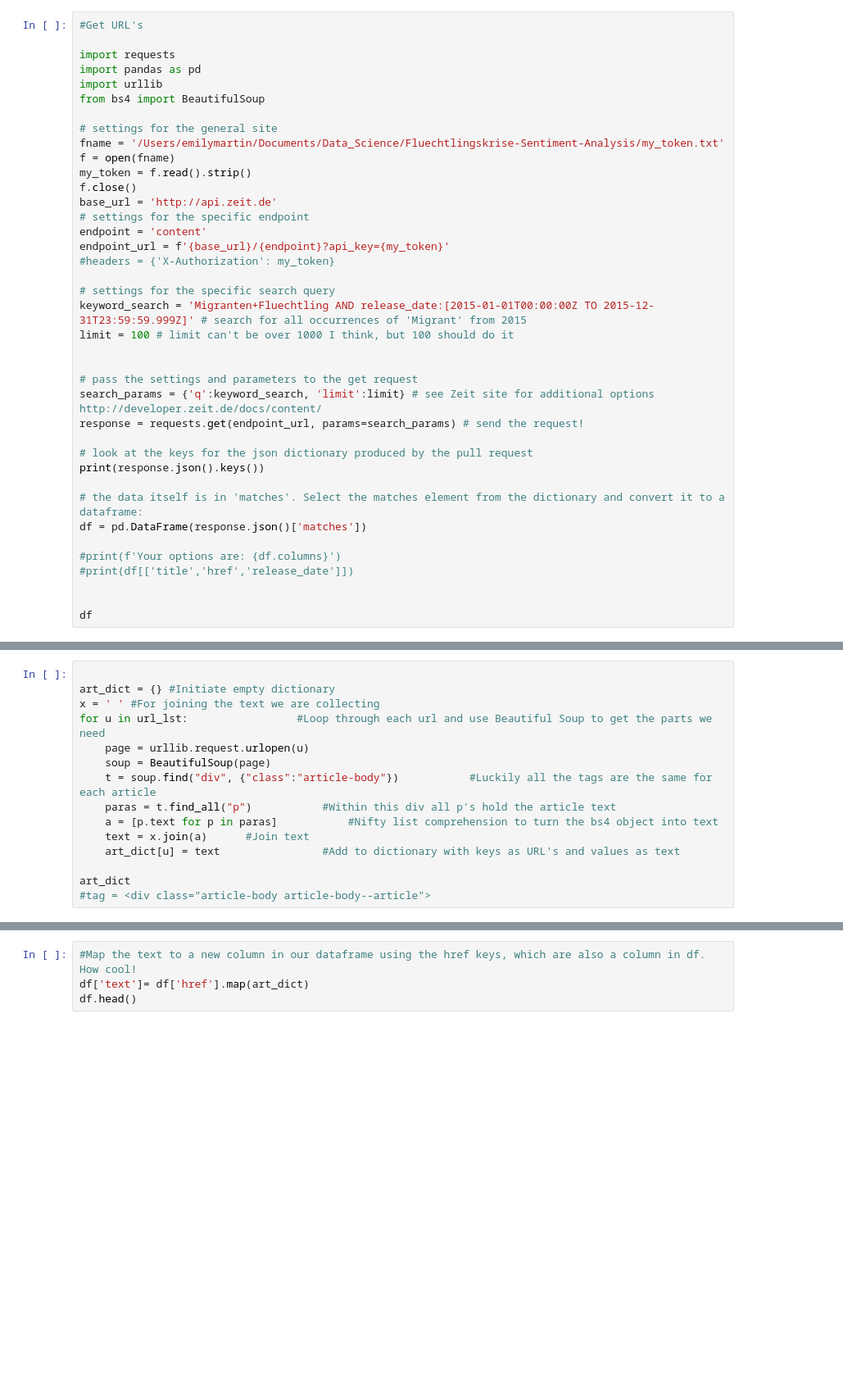
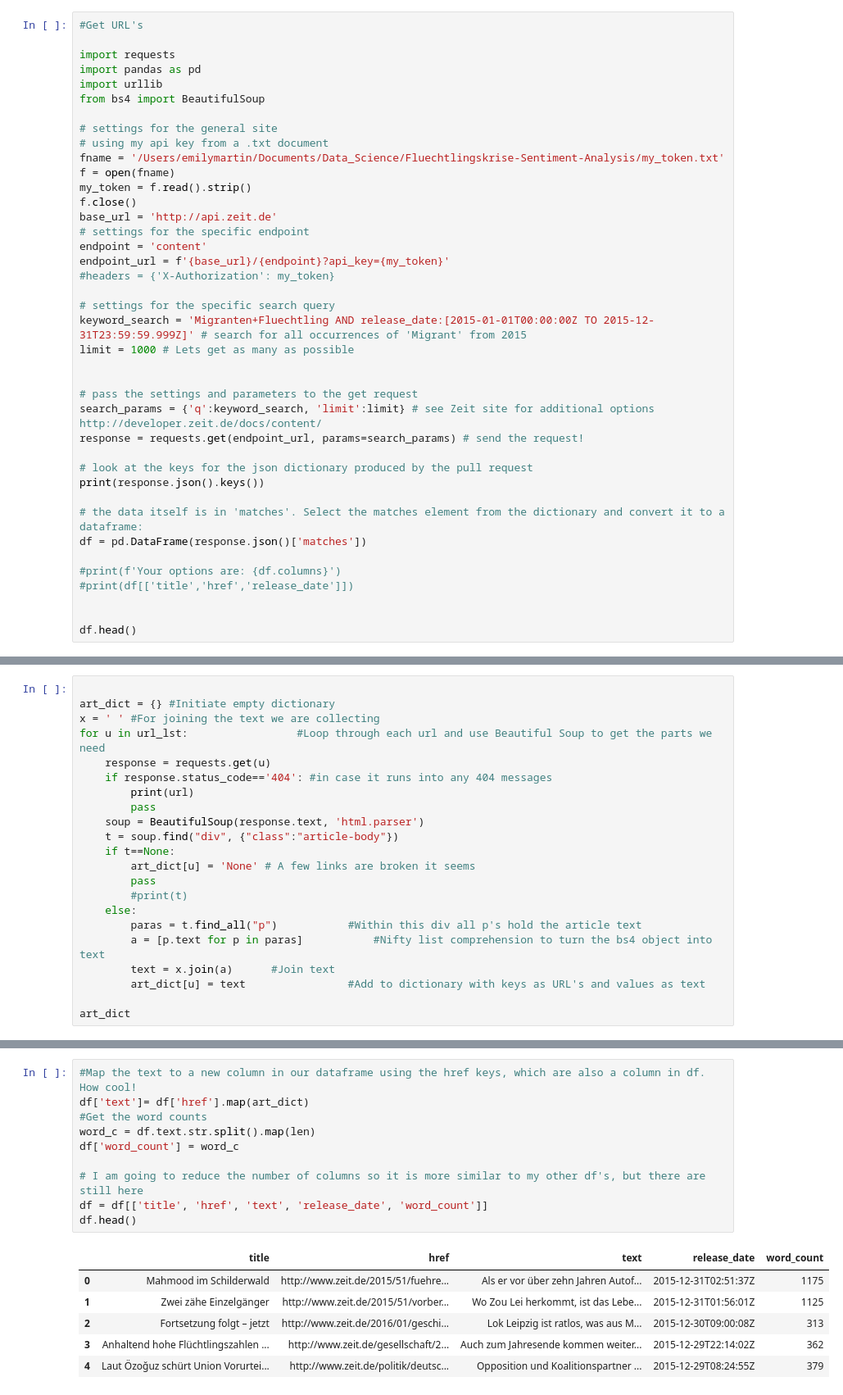
Before and after one commit to Data-Science-for-Linguists-2021/Fl-chtlingskrise-Sentiment-Analysis, a Jupyter notebook: zeit.ipynb, the cells around one changed output, grey strips where cells are left out. Shown at 82% size. Saved outputs shown, nothing was run; the diff lists cells and outputs as text; blank space fills up the shorter version.

```diff
--- a/zeit.ipynb
+++ b/zeit.ipynb
@@ -7,6 +11,7 @@ import urllib
 from bs4 import BeautifulSoup
 
 # settings for the general site
+# using my api key from a .txt document
 fname = '/Users/emilymartin/Documents/Data_Science/Fluechtlingskrise-Sentiment-Analysis/my_token.txt'
 f = open(fname)
 my_token = f.read().strip()
@@ -19,7 +24,7 @@ endpoint_url = f'{base_url}/{endpoint}?api_key={my_token}'
 
 # settings for the specific search query
 keyword_search = 'Migranten+Fluechtling AND release_date:[2015-01-01T00:00:00Z TO 2015-12-31T23:59:59.999Z]' # search for all occurrences of 'Migrant' from 2015
-limit = 100 # limit can't be over 1000 I think, but 100 should do it
+limit = 1000 # Lets get as many as possible
 
 
 # pass the settings and parameters to the get request
@@ -36,7 +41,7 @@ df = pd.DataFrame(response.json()['matches'])
 #print(df[['title','href','release_date']])
 
 
-df
+df.head()
 # %% [output]
 dict_keys(['matches', 'found', 'limit', 'offset'])
 |  | subtitle | uuid | title | href | release_date | uri | snippet | supertitle | teaser_text | ... |
@@ -66,13 +64,20 @@ len(url_lst)
 art_dict = {} #Initiate empty dictionary
 x = ' ' #For joining the text we are collecting
 for u in url_lst:                 #Loop through each url and use Beautiful Soup to get the parts we need
-    page = urllib.request.urlopen(u)
-    soup = BeautifulSoup(page)
-    t = soup.find("div", {"class":"article-body"})           #Luckily all the tags are the same for each article
-    paras = t.find_all("p")           #Within this div all p's hold the article text
-    a = [p.text for p in paras]           #Nifty list comprehension to turn the bs4 object into text
-    text = x.join(a)      #Join text
-    art_dict[u] = text                #Add to dictionary with keys as URL's and values as text
+    response = requests.get(u)
+    if response.status_code=='404': #in case it runs into any 404 messages
+        print(url)
+        pass
+    soup = BeautifulSoup(response.text, 'html.parser')
+    t = soup.find("div", {"class":"article-body"})
+    if t==None:
+        art_dict[u] = 'None' # A few links are broken it seems
+        pass
+        #print(t)
+    else:
+        paras = t.find_all("p")           #Within this div all p's hold the article text
+        a = [p.text for p in paras]           #Nifty list comprehension to turn the bs4 object into text
+        text = x.join(a)      #Join text
+        art_dict[u] = text                #Add to dictionary with keys as URL's and values as text
 
 art_dict
-#tag = <div class="article-body article-body--article">
@@ -79,5 +102,18 @@ art_dict
 # %%
 #Map the text to a new column in our dataframe using the href keys, which are also a column in df. How cool!
 df['text']= df['href'].map(art_dict)
+#Get the word counts
+word_c = df.text.str.split().map(len)
+df['word_count'] = word_c
+
+# I am going to reduce the number of columns so it is more similar to my other df's, but there are still here
+df = df[['title', 'href', 'text', 'release_date', 'word_count']]
 df.head()
+# %% [output]
+|  | title | href | text | release_date | word_count |
+| 0 | Mahmood im Schilderwald | http://www.zeit.de/2015/51/fuehre... | Als er vor über zehn Jahren Autof... | 2015-12-31T02:51:37Z | 1175 |
+| 1 | Zwei zähe Einzelgänger | http://www.zeit.de/2015/51/vorber... | Wo Zou Lei herkommt, ist das Lebe... | 2015-12-31T01:56:01Z | 1125 |
+| 2 | Fortsetzung folgt – jetzt | http://www.zeit.de/2016/01/geschi... | Lok Leipzig ist ratlos, was aus M... | 2015-12-30T09:00:08Z | 313 |
+| 3 | Anhaltend hohe Flüchtlingszahlen ... | http://www.zeit.de/gesellschaft/2... | Auch zum Jahresende kommen weiter... | 2015-12-29T22:14:02Z | 362 |
+| 4 | Laut Özoğuz schürt Union Vorurtei... | http://www.zeit.de/politik/deutsc... | Opposition und Koalitionspartner ... | 2015-12-29T08:24:55Z | 379 |
 # %%
```
Also changed, not shown: parts of 7 cells of this notebook.
